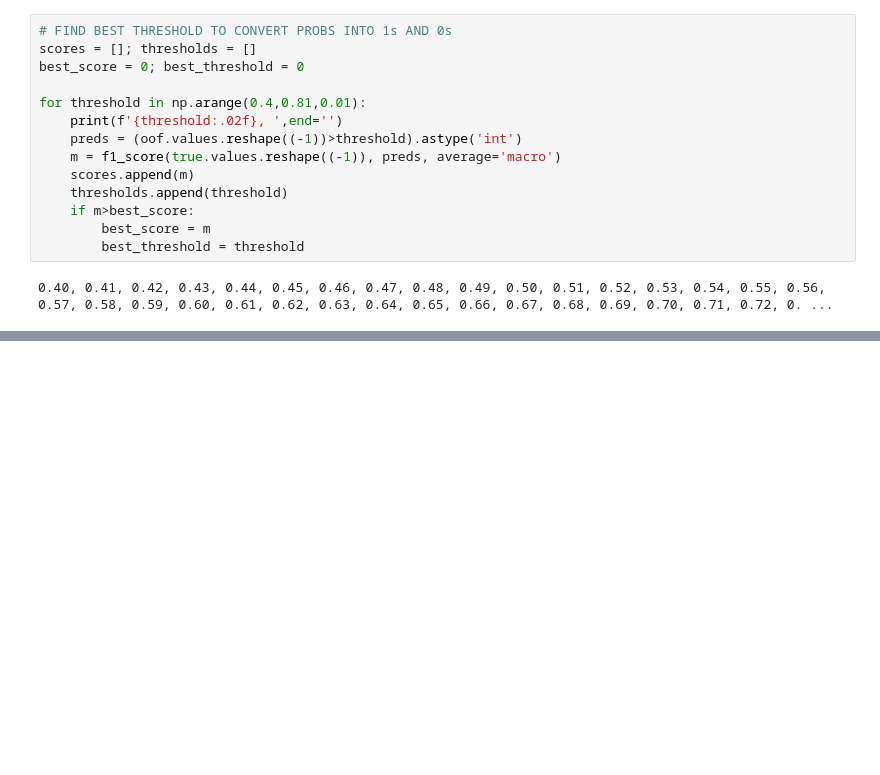
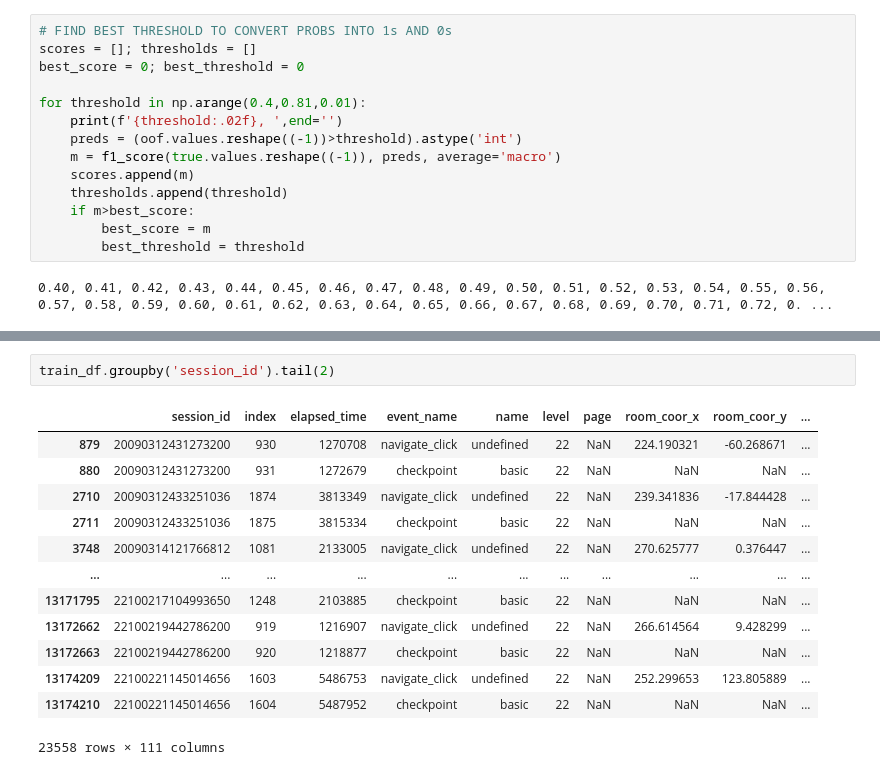
Before and after one commit to lhduc94/predict_student_perfomance, a Jupyter notebook: notebooks/two.ipynb, the cells around one changed output, grey strips where cells are left out. Cells and saved outputs as stored; diff of their text form; blank space fills up the shorter version.

```diff
--- a/notebooks/two.ipynb
+++ b/notebooks/two.ipynb
@@ -328,0 +406,16 @@ Q17: F1 = 0.49212473634530896
+# %%
+train_df.groupby('session_id').tail(2)
+# %% [output]
+|  | session_id | index | elapsed_time | event_name | name | level | page | room_coor_x | room_coor_y | ... |
+| 879 | 20090312431273200 | 930 | 1270708 | navigate_click | undefined | 22 | NaN | 224.190321 | -60.268671 | ... |
+| 880 | 20090312431273200 | 931 | 1272679 | checkpoint | basic | 22 | NaN | NaN | NaN | ... |
+| 2710 | 20090312433251036 | 1874 | 3813349 | navigate_click | undefined | 22 | NaN | 239.341836 | -17.844428 | ... |
+| 2711 | 20090312433251036 | 1875 | 3815334 | checkpoint | basic | 22 | NaN | NaN | NaN | ... |
+| 3748 | 20090314121766812 | 1081 | 2133005 | navigate_click | undefined | 22 | NaN | 270.625777 | 0.376447 | ... |
+| ... | ... | ... | ... | ... | ... | ... | ... | ... | ... | ... |
+| 13171795 | 22100217104993650 | 1248 | 2103885 | checkpoint | basic | 22 | NaN | NaN | NaN | ... |
+| 13172662 | 22100219442786200 | 919 | 1216907 | navigate_click | undefined | 22 | NaN | 266.614564 | 9.428299 | ... |
+| 13172663 | 22100219442786200 | 920 | 1218877 | checkpoint | basic | 22 | NaN | NaN | NaN | ... |
+| 13174209 | 22100221145014656 | 1603 | 5486753 | navigate_click | undefined | 22 | NaN | 252.299653 | 123.805889 | ... |
+| 13174210 | 22100221145014656 | 1604 | 5487952 | checkpoint | basic | 22 | NaN | NaN | NaN | ... |
+23558 rows × 111 columns
```
Also changed, not shown: parts of 15 cells of this notebook.
